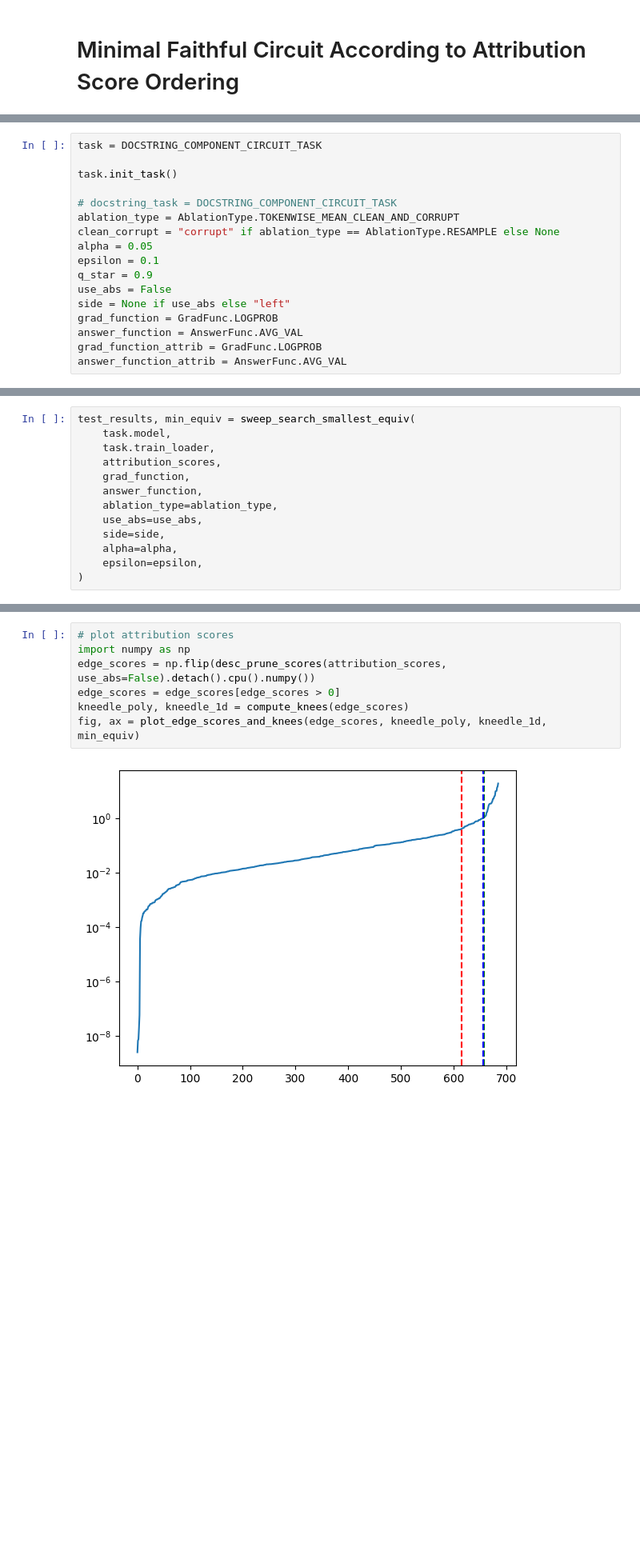
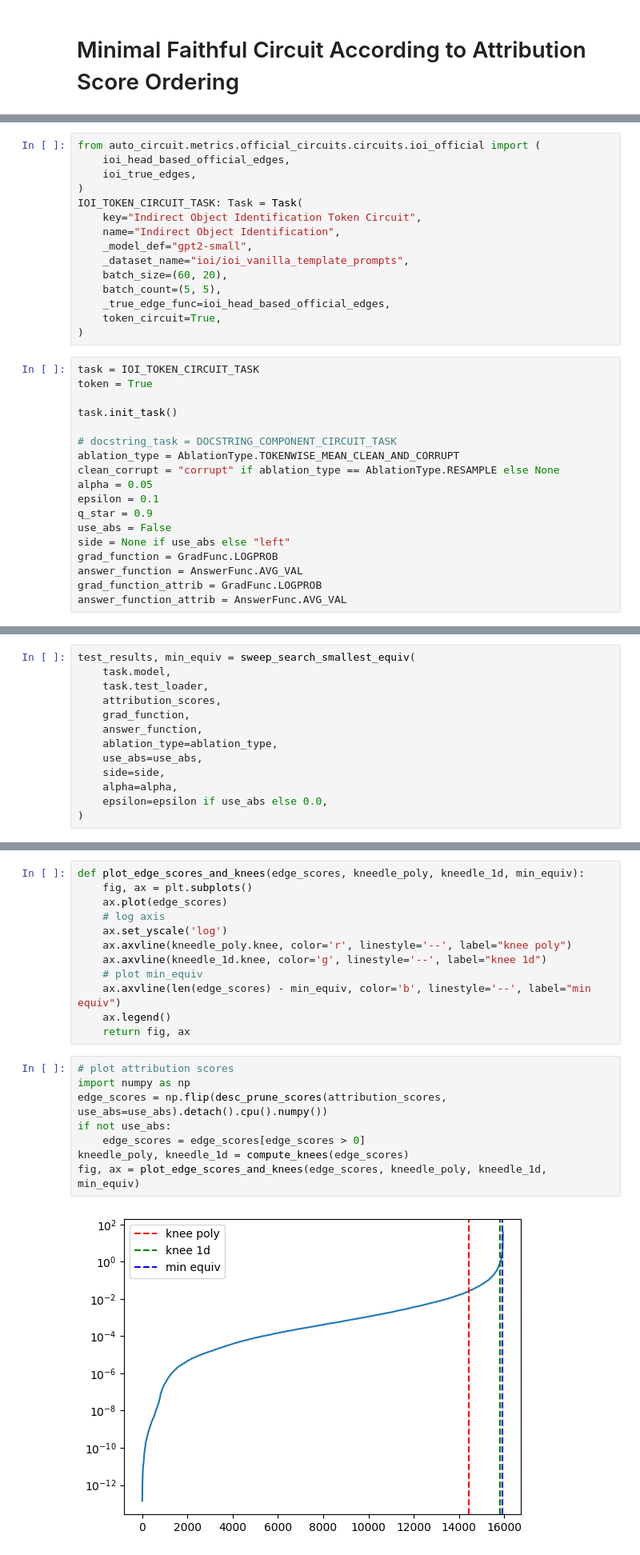
Before and after one commit to oliveradk/elk-experiments, a Jupyter notebook: notebooks/hypothesis_tests.ipynb, the cells around one changed output, grey strips where cells are left out. Shown at 80% size. Saved outputs shown, nothing was run; the diff lists cells and outputs as text; blank space fills up the shorter version.

```diff
--- a/notebooks/hypothesis_tests.ipynb
+++ b/notebooks/hypothesis_tests.ipynb
@@ -110,5 +117,21 @@ DOCSTRING_PYTHIA_70M_AUTOENCODER_COMPONENT_CIRCUIT_TASK: Task = Task(
+# %%
+from auto_circuit.metrics.official_circuits.circuits.ioi_official import (
+    ioi_head_based_official_edges,
+    ioi_true_edges,
+)
+IOI_TOKEN_CIRCUIT_TASK: Task = Task(
+    key="Indirect Object Identification Token Circuit",
+    name="Indirect Object Identification",
+    _model_def="gpt2-small",
+    _dataset_name="ioi/ioi_vanilla_template_prompts",
+    batch_size=(60, 20),
+    batch_count=(5, 5),
+    _true_edge_func=ioi_head_based_official_edges,
+    token_circuit=True,
+)
 # %%
-task = DOCSTRING_COMPONENT_CIRCUIT_TASK
+task = IOI_TOKEN_CIRCUIT_TASK
+token = True
 
 task.init_task()
 
@@ -174,7 +196,7 @@ attribution_scores = mask_gradient_prune_scores(
 # %%
 test_results, min_equiv = sweep_search_smallest_equiv(
     task.model,
-    task.train_loader,
+    task.test_loader,
     attribution_scores,
     grad_function,
     answer_function,
@@ -182,6 +204,6 @@ test_results, min_equiv = sweep_search_smallest_equiv(
     use_abs=use_abs,
     side=side,
     alpha=alpha,
-    epsilon=epsilon,
+    epsilon=epsilon if use_abs else 0.0,
 )
 # %% [output]
@@ -231,12 +355,25 @@ fig, ax = plot_circuit_and_model_scores(test_results, min_equiv)
+# %%
+def plot_edge_scores_and_knees(edge_scores, kneedle_poly, kneedle_1d, min_equiv):
+    fig, ax = plt.subplots()
+    ax.plot(edge_scores)
+    # log axis
+    ax.set_yscale('log')
+    ax.axvline(kneedle_poly.knee, color='r', linestyle='--', label="knee poly")
+    ax.axvline(kneedle_1d.knee, color='g', linestyle='--', label="knee 1d")
+    # plot min_equiv
+    ax.axvline(len(edge_scores) - min_equiv, color='b', linestyle='--', label="min equiv")
+    ax.legend()
+    return fig, ax
 # %%
 # plot attribution scores
 import numpy as np
-edge_scores = np.flip(desc_prune_scores(attribution_scores, use_abs=False).detach().cpu().numpy())
-edge_scores = edge_scores[edge_scores > 0]
+edge_scores = np.flip(desc_prune_scores(attribution_scores, use_abs=use_abs).detach().cpu().numpy())
+if not use_abs:
+    edge_scores = edge_scores[edge_scores > 0]
 kneedle_poly, kneedle_1d = compute_knees(edge_scores)
 fig, ax = plot_edge_scores_and_knees(edge_scores, kneedle_poly, kneedle_1d, min_equiv)
 # %% [output]
-[figure, old version]
+[figure, new version]
 # %%
 round(len(edge_scores) - kneedle_poly.knee), round(len(edge_scores) - kneedle_1d.knee), min_equiv
 # %% [output]
```
Also changed, not shown: parts of 38 cells of this notebook.
